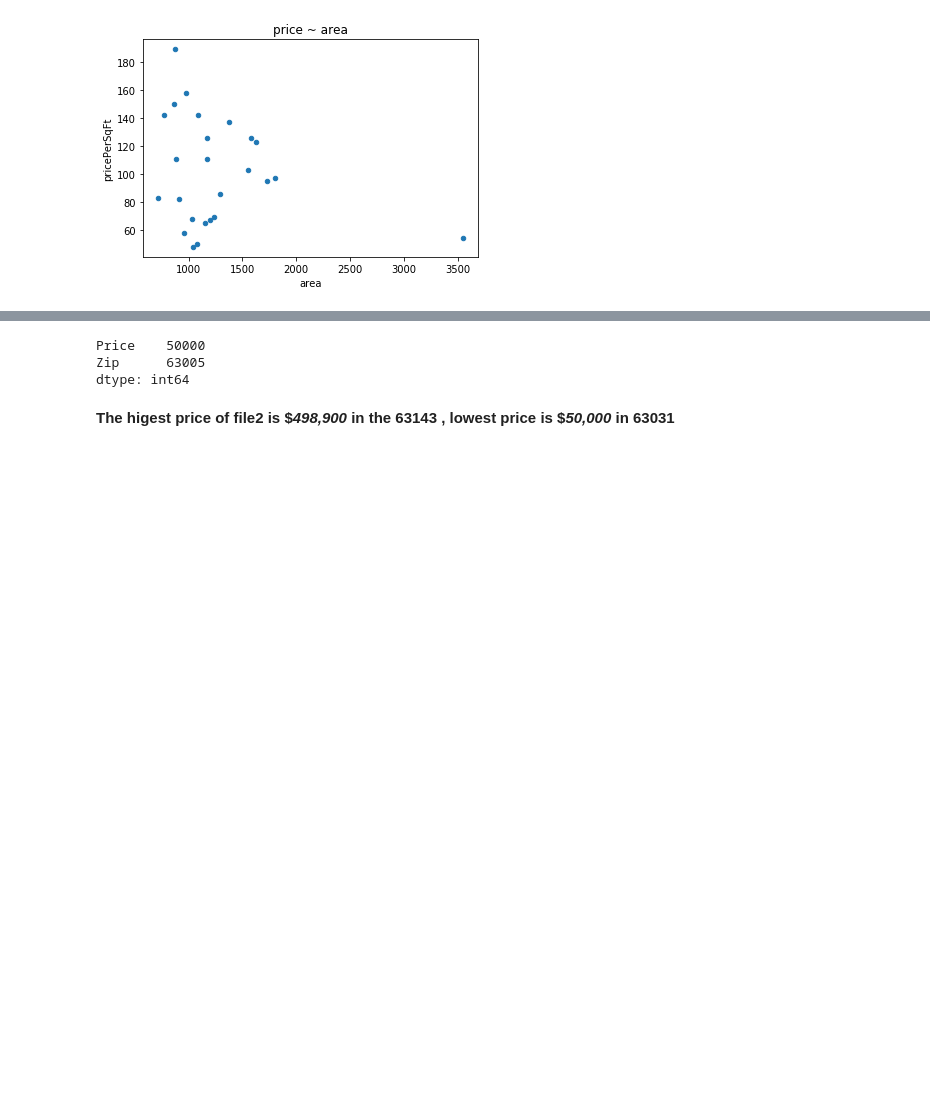
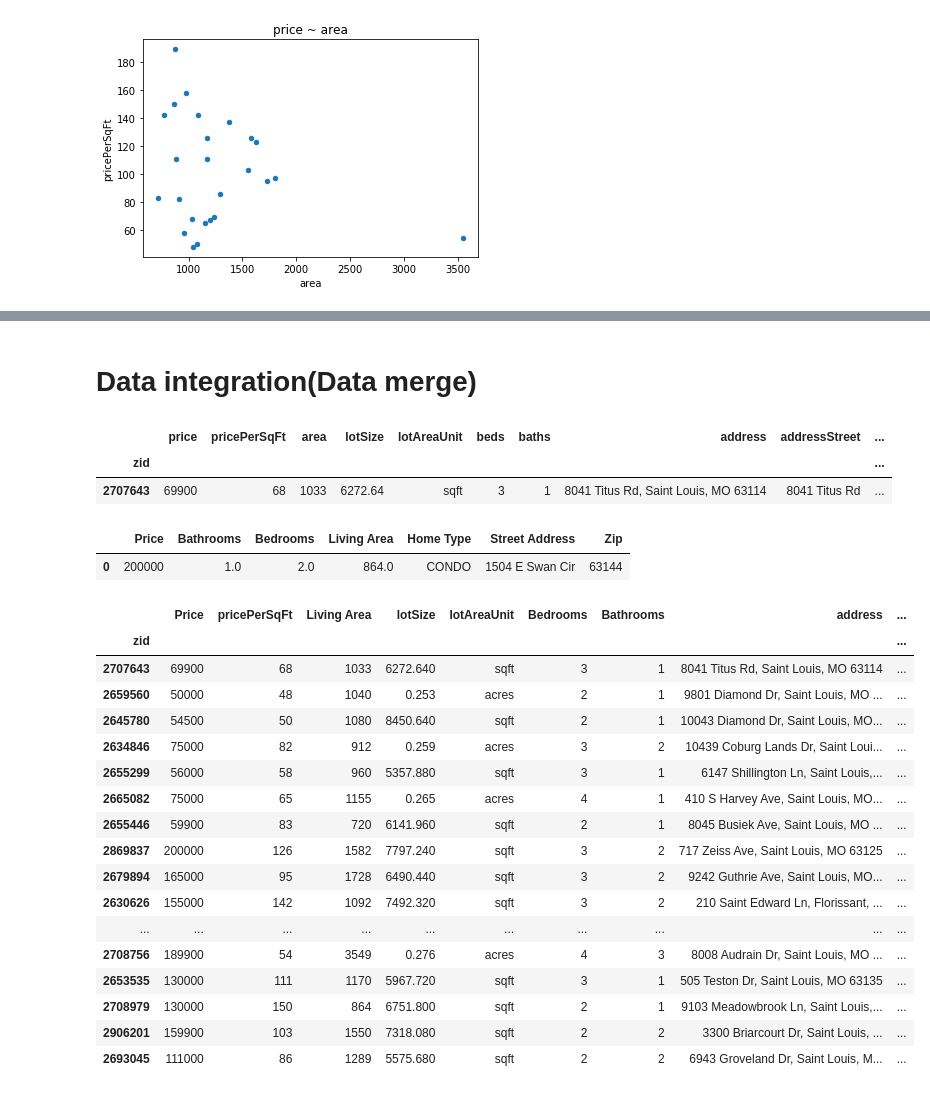
Before and after one commit to DamonChen-slu/hds5210-2022, a Jupyter notebook: Final-2022/Final_project_saint_louis_house_price.ipynb, the cells around one changed output, grey strips where cells are left out. Saved outputs shown, nothing was run; the diff lists cells and outputs as text; code cells hidden in the pictures; blank space fills up the shorter version.

```diff
--- a/Final-2022/Final_project_saint_louis_house_price.ipynb
+++ b/Final-2022/Final_project_saint_louis_house_price.ipynb
@@ -185,8 +250,35 @@ dtype: int64
-# %%
-file2_sort_price_zip.min()
-# %% [output]
-Price    50000
-Zip      63005
-dtype: int64
-# %% [markdown]
-**The higest price of file2 is \$*498,900* in the 63143 , lowest price is \$*50,000* in 63031**
+# %% [markdown]
+# Data integration(Data merge)
+# %%
+file1.head(1)
+# %% [output]
+|  | price | pricePerSqFt | area | lotSize | lotAreaUnit | beds | baths | address | addressStreet | ... |
+| zid |  |  |  |  |  |  |  |  |  | ... |
+| 2707643 | 69900 | 68 | 1033 | 6272.64 | sqft | 3 | 1 | 8041 Titus Rd, Saint Louis, MO 63114 | 8041 Titus Rd | ... |
+# %%
+file2.head(1)
+# %% [output]
+|  | Price | Bathrooms | Bedrooms | Living Area | Home Type | Street Address | Zip |
+| 0 | 200000 | 1.0 | 2.0 | 864.0 | CONDO | 1504 E Swan Cir | 63144 |
+# %%
+file1_new = file1.rename(columns={'price':'Price','beds':'Bedrooms','baths':'Bathrooms','addressZipcode':'Zip','addressStreet':'Street Address','area':'Living Area'},inplace=False)
+file1_new
+# %% [output]
+|  | Price | pricePerSqFt | Living Area | lotSize | lotAreaUnit | Bedrooms | Bathrooms | address | ... |
+| zid |  |  |  |  |  |  |  |  | ... |
+| 2707643 | 69900 | 68 | 1033 | 6272.640 | sqft | 3 | 1 | 8041 Titus Rd, Saint Louis, MO 63114 | ... |
+| 2659560 | 50000 | 48 | 1040 | 0.253 | acres | 2 | 1 | 9801 Diamond Dr, Saint Louis, MO ... | ... |
+| 2645780 | 54500 | 50 | 1080 | 8450.640 | sqft | 2 | 1 | 10043 Diamond Dr, Saint Louis, MO... | ... |
+| 2634846 | 75000 | 82 | 912 | 0.259 | acres | 3 | 2 | 10439 Coburg Lands Dr, Saint Loui... | ... |
+| 2655299 | 56000 | 58 | 960 | 5357.880 | sqft | 3 | 1 | 6147 Shillington Ln, Saint Louis,... | ... |
+| 2665082 | 75000 | 65 | 1155 | 0.265 | acres | 4 | 1 | 410 S Harvey Ave, Saint Louis, MO... | ... |
+| 2655446 | 59900 | 83 | 720 | 6141.960 | sqft | 2 | 1 | 8045 Busiek Ave, Saint Louis, MO ... | ... |
+| 2869837 | 200000 | 126 | 1582 | 7797.240 | sqft | 3 | 2 | 717 Zeiss Ave, Saint Louis, MO 63125 | ... |
+| 2679894 | 165000 | 95 | 1728 | 6490.440 | sqft | 3 | 2 | 9242 Guthrie Ave, Saint Louis, MO... | ... |
+| 2630626 | 155000 | 142 | 1092 | 7492.320 | sqft | 3 | 2 | 210 Saint Edward Ln, Florissant, ... | ... |
+| ... | ... | ... | ... | ... | ... | ... | ... | ... | ... |
+| 2708756 | 189900 | 54 | 3549 | 0.276 | acres | 4 | 3 | 8008 Audrain Dr, Saint Louis, MO ... | ... |
+| 2653535 | 130000 | 111 | 1170 | 5967.720 | sqft | 3 | 1 | 505 Teston Dr, Saint Louis, MO 63135 | ... |
+| 2708979 | 130000 | 150 | 864 | 6751.800 | sqft | 2 | 1 | 9103 Meadowbrook Ln, Saint Louis,... | ... |
+| 2906201 | 159900 | 103 | 1550 | 7318.080 | sqft | 2 | 2 | 3300 Briarcourt Dr, Saint Louis, ... | ... |
+| 2693045 | 111000 | 86 | 1289 | 5575.680 | sqft | 2 | 2 | 6943 Groveland Dr, Saint Louis, M... | ... |
```
Also changed, not shown: parts of 26 cells of this notebook.
